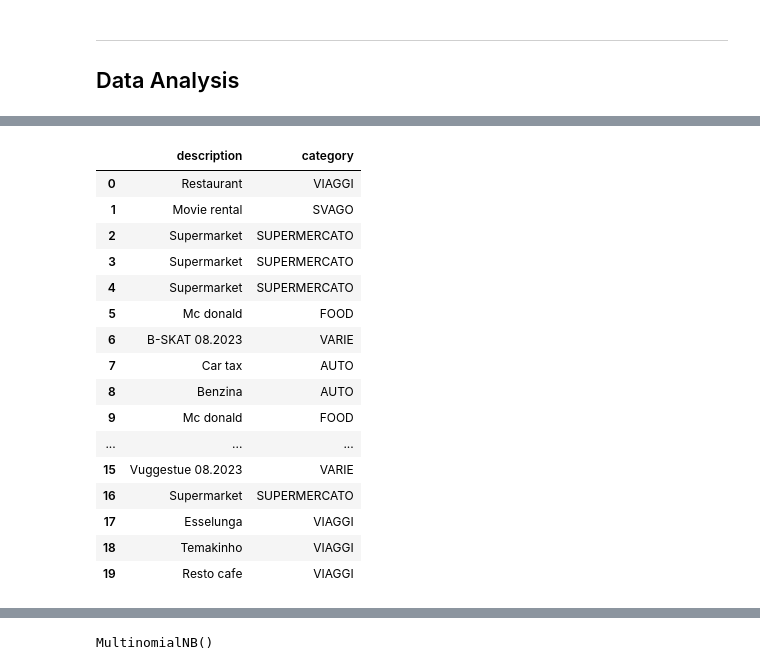
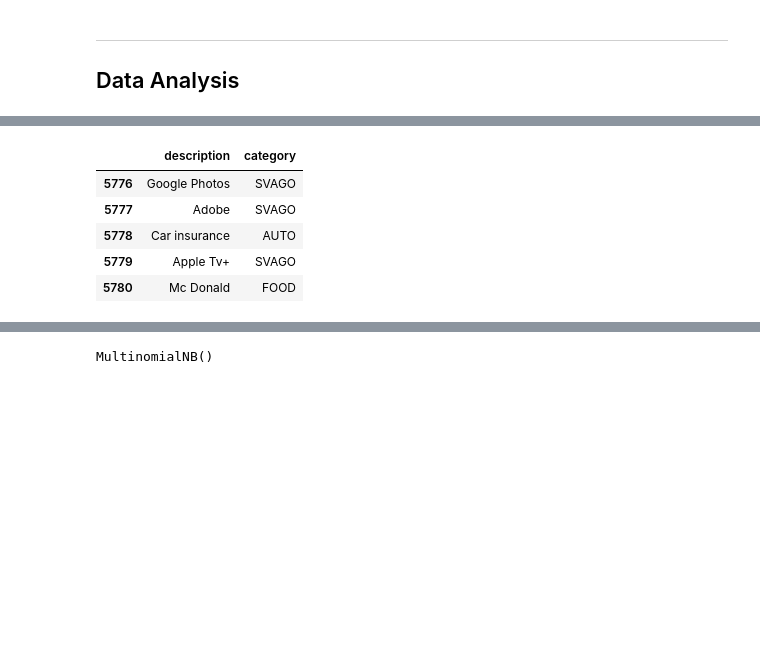
Before and after one commit to nicolasances/ml-notebooks, a Jupyter notebook: toto/toto-expenses-category-predict.ipynb, the cells around one changed output, grey strips where cells are left out. Saved outputs shown, nothing was run; the diff lists cells and outputs as text; code cells hidden in the pictures; blank space fills up the shorter version.

Commit message:
New Toto ExpCat model with custom vectorization

```diff
--- a/toto/toto-expenses-category-predict.ipynb
+++ b/toto/toto-expenses-category-predict.ipynb
@@ -30,6 +33,21 @@ nltk.download('punkt')
 # %% [markdown]
 ---
 ## Data Analysis
+# %%
+# Ingestion of the Expenses in dict objects
+def transform_line(line):
+    expense = json.loads(line)
+    return expense
 # %%
-with open("ml-notebooks/toto/expenses.json") as f:
-    data = json.load(f)
+# Read the data from the backup file
+# Save it into a list
+def ingest_data(filename):
+    data = []
+
+    with open(filename, "r") as file:
+        for idx, line in enumerate(file):
+            expense = transform_line(line)
+
+            data.append(expense)
+
+    return data
@@ -38,3 +54,8 @@ df = pd.json_normalize(data["expenses"])
+# %%
+def to_dataframe(data: list):
+    return pd.DataFrame(data)
+# %%
+df = to_dataframe(ingest_data("expenses.json"))
 # %%
 df.head(2)
 # %% [output]
@@ -44,24 +65,13 @@ df.head(2)
 # %%
-features = df[["description", "category"]]
-features.head(20)
+features = df[df["user"] == "nicolas.matteazzi@gmail.com"][["description", "category"]]
+features.tail(5)
 # %% [output]
 |  | description | category |
-| 0 | Restaurant | VIAGGI |
-| 1 | Movie rental | SVAGO |
-| 2 | Supermarket | SUPERMERCATO |
-| 3 | Supermarket | SUPERMERCATO |
-| 4 | Supermarket | SUPERMERCATO |
-| 5 | Mc donald | FOOD |
-| 6 | B-SKAT 08.2023 | VARIE |
-| 7 | Car tax | AUTO |
-| 8 | Benzina | AUTO |
-| 9 | Mc donald | FOOD |
-| ... | ... | ... |
-| 15 | Vuggestue 08.2023 | VARIE |
-| 16 | Supermarket | SUPERMERCATO |
-| 17 | Esselunga | VIAGGI |
-| 18 | Temakinho | VIAGGI |
-| 19 | Resto cafe | VIAGGI |
+| 5776 | Google Photos | SVAGO |
+| 5777 | Adobe | SVAGO |
+| 5778 | Car insurance | AUTO |
+| 5779 | Apple Tv+ | SVAGO |
+| 5780 | Mc Donald | FOOD |
 # %% [markdown]
 ### Vectorizing the Descriptions
 The vectorization process basically:
```
Also changed, not shown: parts of 30 cells of this notebook, 2 other files.
